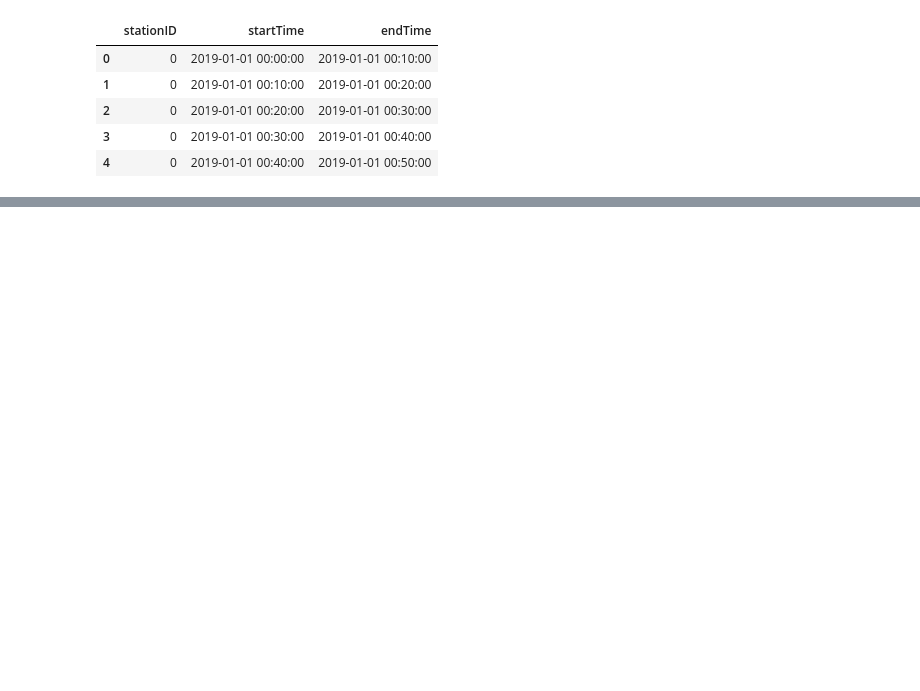
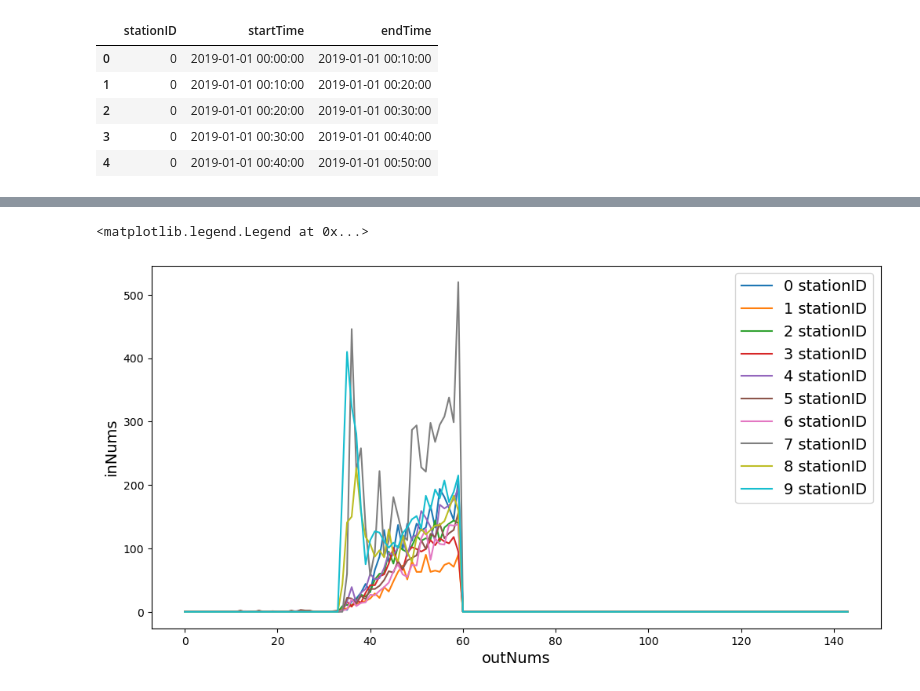
Before and after one commit to CQUPT-CZL/machingLearning, a Jupyter notebook: 全球城市计算AI挑战赛/baseline.ipynb, the cells around one changed output, grey strips where cells are left out. Drawn from its saved outputs; the diff is of its cells as text; code cells hidden in the pictures; blank space fills up the shorter version.

```diff
--- a/全球城市计算AI挑战赛/baseline.ipynb
+++ b/全球城市计算AI挑战赛/baseline.ipynb
@@ -276,3 +276,6 @@ data_outNums.rename(columns={'time_10_minutes': 'startTime'}, inplace = True)
 # %%
 df_data = df_data.merge(data_inNums, on = ['stationID', 'startTime'], how = 'left')
 df_data = df_data.merge(data_outNums, on = ['stationID', 'startTime'], how = 'left')
+# %%
+df_data['inNums'] = df_data['inNums'].fillna(0)
+df_data['outNums'] = df_data['outNums'].fillna(0)
@@ -278,0 +291,8 @@ df_data = df_data.merge(data_outNums, on = ['stationID', 'startTime'], how = 'le
+# %%
+# 时间相关特征
+df_data['time'] = pd.to_datetime(df_data['startTime'])
+df_data['day'] = df_data['time'].dt.day
+df_data['hours_in_day'] = df_data['time'].dt.hour
+df_data['day_of_week'] = df_data['time'].dt.dayofweek
+df_data['ten_minutes_in_day'] = df_data['hours_in_day'] * 6 + df_data['time'].dt.minute // 10
+# del df_data['time']
@@ -278,0 +335,4 @@ df_data = df_data.merge(data_outNums, on = ['stationID', 'startTime'], how = 'le
+# %%
+# 历史平移特征
+df_data['bf_inNums'] = 0
+df_data['bf_outNums'] = 0
@@ -278,0 +348,6 @@ df_data = df_data.merge(data_outNums, on = ['stationID', 'startTime'], how = 'le
+# %%
+for i, d in enumerate(days):
+    if d == 1:
+        continue
+    df_data.loc[df_data.day == d, 'bf_inNums'] = df_data.loc[df_data.day == days[i - 1], 'inNums'].values
+    df_data.loc[df_data.day == d, 'bf_outNums'] = df_data.loc[df_data.day == days[i - 1], 'outNums'].values
@@ -278,0 +432,15 @@ df_data = df_data.merge(data_outNums, on = ['stationID', 'startTime'], how = 'le
+# %%
+tmp = df_data[df_data.day == 1]
+dt = [r for r in range(tmp.loc[tmp.stationID == 0, 'ten_minutes_in_day'].shape[0])]
+
+fig = plt.figure(1, figsize = [12, 6])
+plt.ylabel('inNums', fontsize = 14)
+plt.xlabel('outNums', fontsize = 14)
+
+for i in range(0, 10):
+    plt.plot(dt, tmp.loc[tmp.stationID == i, 'inNums'], label = str(i) + ' stationID')
+
+plt.legend(fontsize = 14)
+# %% [output]
+<matplotlib.legend.Legend at 0x...>
+[figure, added]
```
Also changed, not shown: parts of 32 cells of this notebook.
